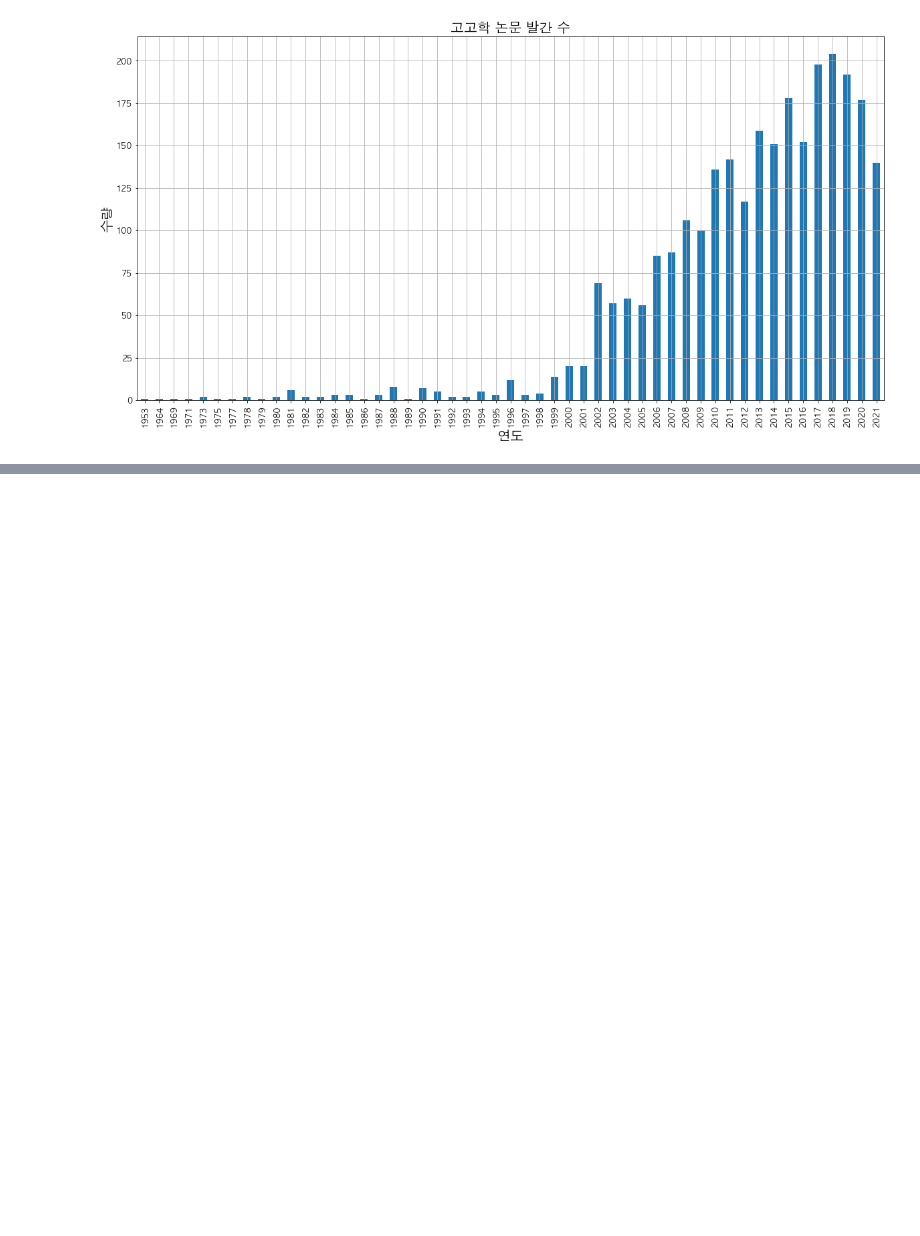
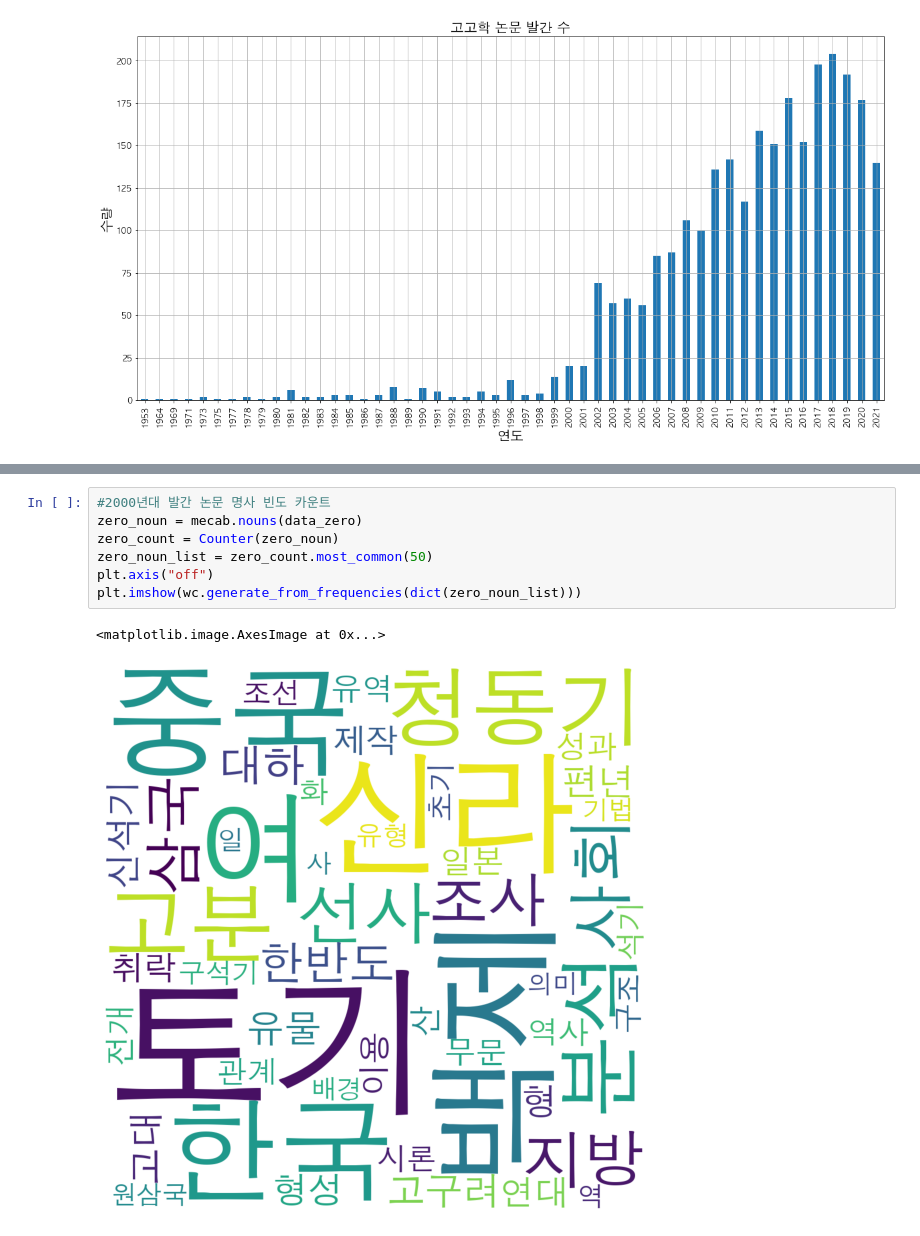
Before and after one commit to ChanToRe/Archaeological-research-trend-analysis, a Jupyter notebook: Arch_Research_trend.ipynb, the cells around one changed output, grey strips where cells are left out. Drawn from its saved outputs; the diff is of its cells as text; blank space fills up the shorter version.

```diff
--- a/Arch_Research_trend.ipynb
+++ b/Arch_Research_trend.ipynb
@@ -136,2 +125,12 @@ plt.imshow(wc.generate_from_frequencies(dict(zero_noun_list)))
+# %%
+#2000년대 발간 논문 명사 빈도 카운트
+zero_noun = mecab.nouns(data_zero)
+zero_count = Counter(zero_noun)
+zero_noun_list = zero_count.most_common(50)
+plt.axis("off")
+plt.imshow(wc.generate_from_frequencies(dict(zero_noun_list)))
+# %% [output]
+<matplotlib.image.AxesImage at 0x...>
+[figure, added]
 # %%
 #2010년대 발간 논문 명사 빈도 카운트
```
Also changed, not shown: parts of 9 cells of this notebook.
